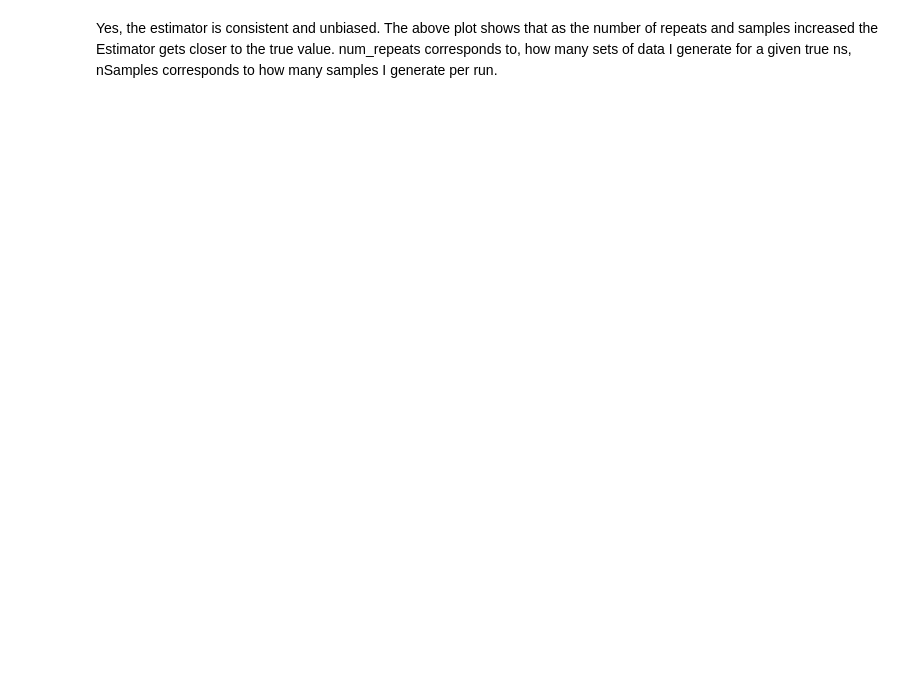
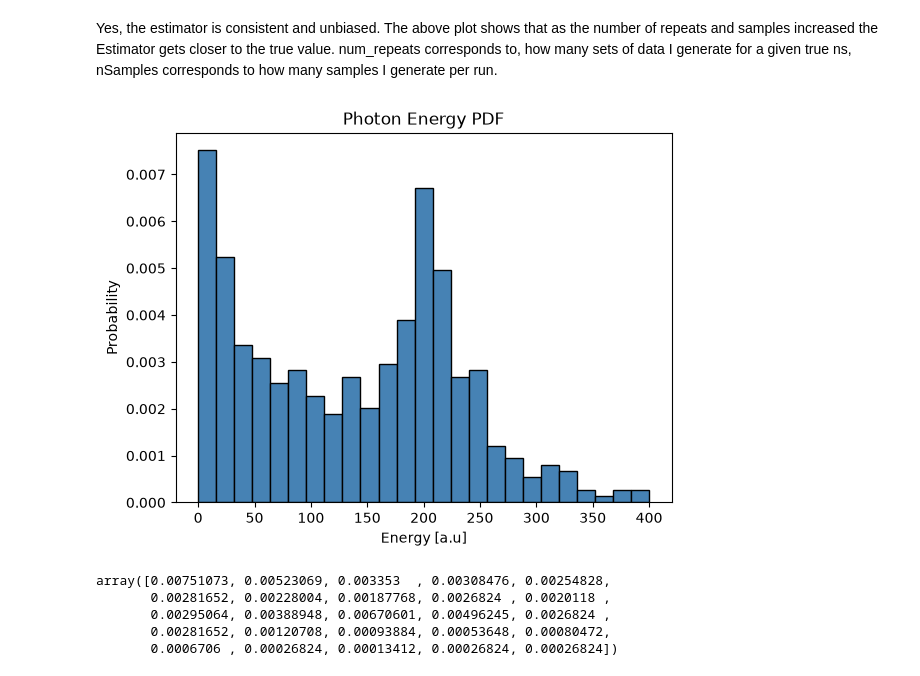
Before and after one commit to vigneshK0404/Data_Science_Projects, a Jupyter notebook: Project_2_Karthikeyan.ipynb, the cells around one changed output. Saved outputs shown, nothing was run; the diff lists cells and outputs as text; code cells hidden in the pictures; blank space fills up the shorter version.

```diff
--- a/Project_2_Karthikeyan.ipynb
+++ b/Project_2_Karthikeyan.ipynb
@@ -201,2 +201,19 @@ plt.show()
 # %% [markdown]
 Yes, the estimator is consistent and unbiased. The above plot shows that as the number of repeats and samples increased the Estimator gets closer to the true value. num_repeats corresponds to, how many sets of data I generate for a given true ns, nSamples corresponds to how many samples I generate per run.
+# %%
+bins_arr = np.linspace(0,400,26)
+n, _, _ = plt.hist(E,bins_arr, edgecolor="black",color="steelblue", density=True)
+plt.xlabel("Energy [a.u]")
+plt.ylabel("Probability")
+plt.title("Photon Energy PDF")
+plt.show()
+# %% [output]
+[figure, added]
+# %%
+n
+# %% [output]
+array([0.00751073, 0.00523069, 0.003353  , 0.00308476, 0.00254828,
+       0.00281652, 0.00228004, 0.00187768, 0.0026824 , 0.0020118 ,
+       0.00295064, 0.00388948, 0.00670601, 0.00496245, 0.0026824 ,
+       0.00281652, 0.00120708, 0.00093884, 0.00053648, 0.00080472,
+       0.0006706 , 0.00026824, 0.00013412, 0.00026824, 0.00026824])
```
Also changed, not shown: parts of 3 cells of this notebook.
